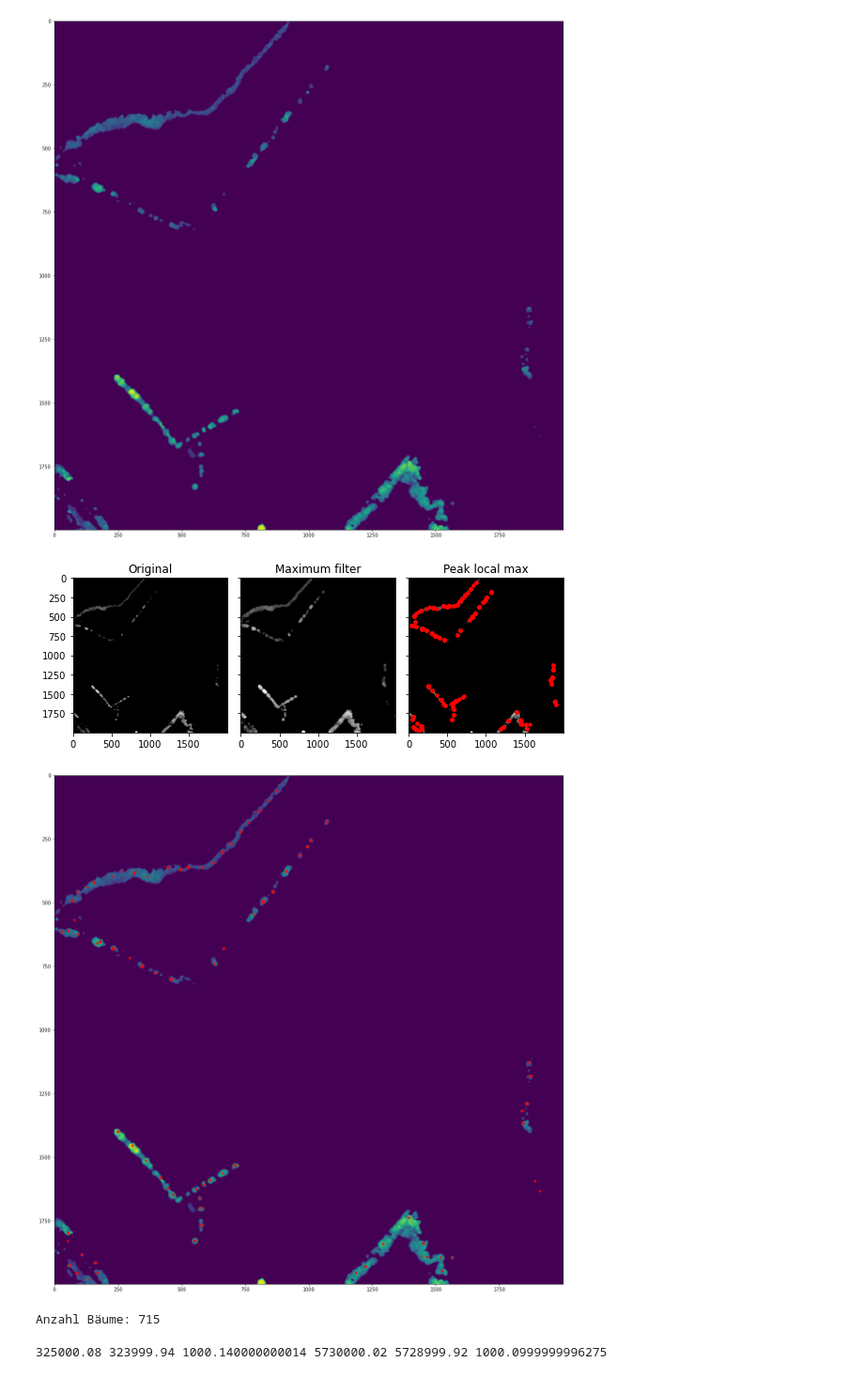
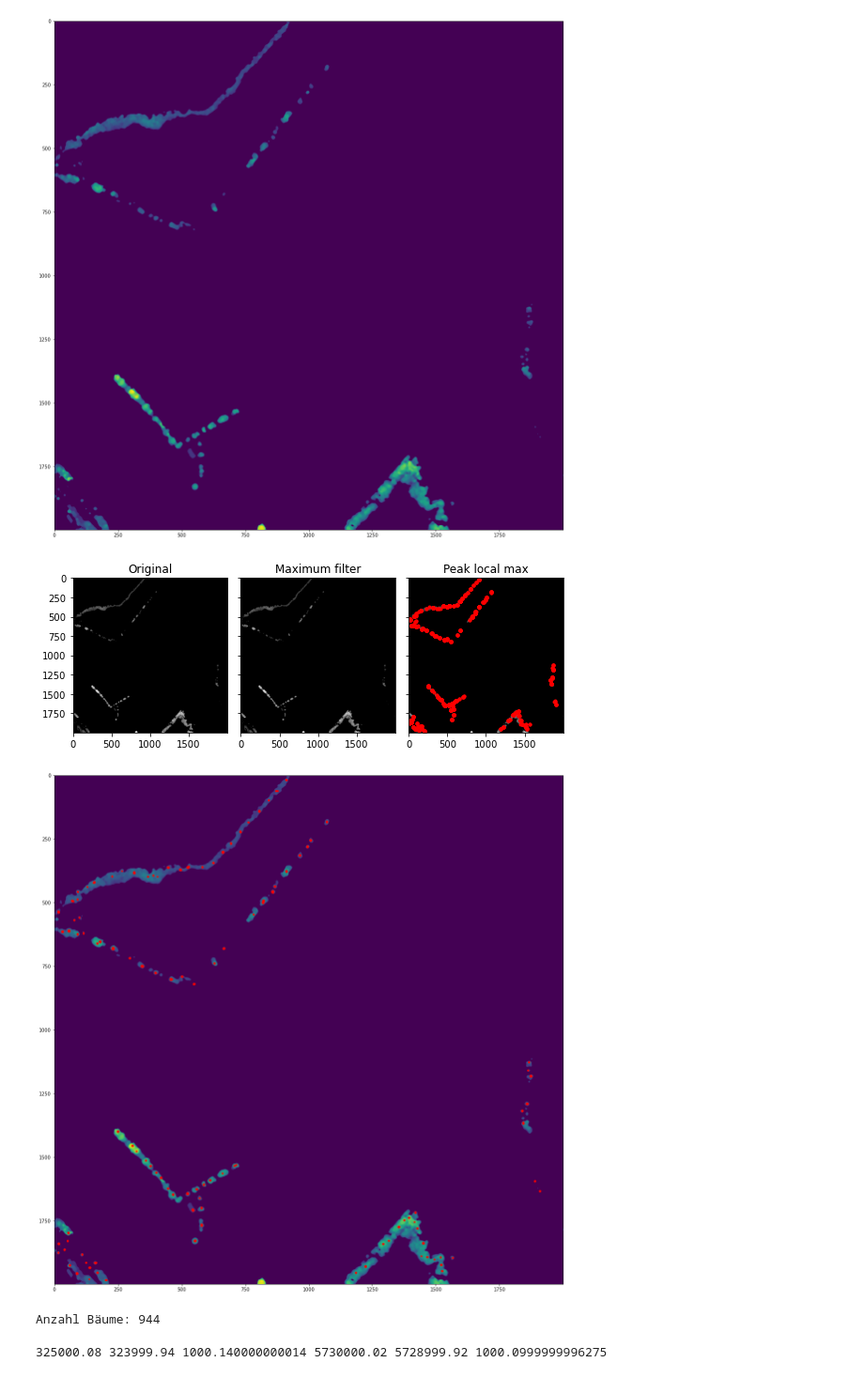
Before and after one commit to JanFfm/lidar-vegetation-data, a Jupyter notebook: tree_clustering.ipynb, the cells around one changed output. Shown at 94% size. Drawn from its saved outputs; the diff is of its cells as text; code cells hidden in the pictures.

```diff
--- a/tree_clustering.ipynb
+++ b/tree_clustering.ipynb
@@ -61,42 +61,41 @@ Geglättet:
 # %%
 #wenn hier die maxima im einfarbigen bereich auftauchen, ist der threshold oben zu niedrig
 #hier kann über den min-distance-wert skaliert werden:
-filter_size = 15
-min_distance = 20
+filter_size = 1
+min_distance = 15
 
-image_max = ndi.maximum_filter(im, size=filter_size, mode='constant')
-
+image_max = ndi.maximum_filter(im, size=filter_size)   #, mode='constant'
 # Comparison between image_max and im to find the coordinates of local maxima
-coordinates = peak_local_max(im, min_distance=min_distance)
+coordinates = peak_local_max(image_max, min_distance=min_distance)
 
 
 
 
 # display results:
 fig, axes = plt.subplots(1, 3, figsize=(8, 3), sharex=True, sharey=True)
 ax = axes.ravel()
 ax[0].imshow(im, cmap=plt.cm.gray)
 ax[0].set_title('Original')
 
 ax[1].imshow(image_max, cmap=plt.cm.gray)
 ax[1].set_title('Maximum filter')
 
 ax[2].imshow(im, cmap=plt.cm.gray)
 ax[2].plot(coordinates[:, 1], coordinates[:, 0], 'r.')
 ax[2].set_title('Peak local max')
 
 fig.tight_layout()
 
 plt.show()
 
 plt.imshow(im)
 plt.plot(coordinates[:, 1], coordinates[:, 0], 'r.')
 plt.show()
 print("Anzahl Bäume:", len(coordinates))
 # %% [output]
-[figure, old version]
+[figure, new version]
-[figure, old version]
+[figure, new version]
-Anzahl Bäume: 715
+Anzahl Bäume: 944
 # %%
 import laspy
 
```
Also changed, not shown: parts of 2 cells of this notebook, 7 other files.
